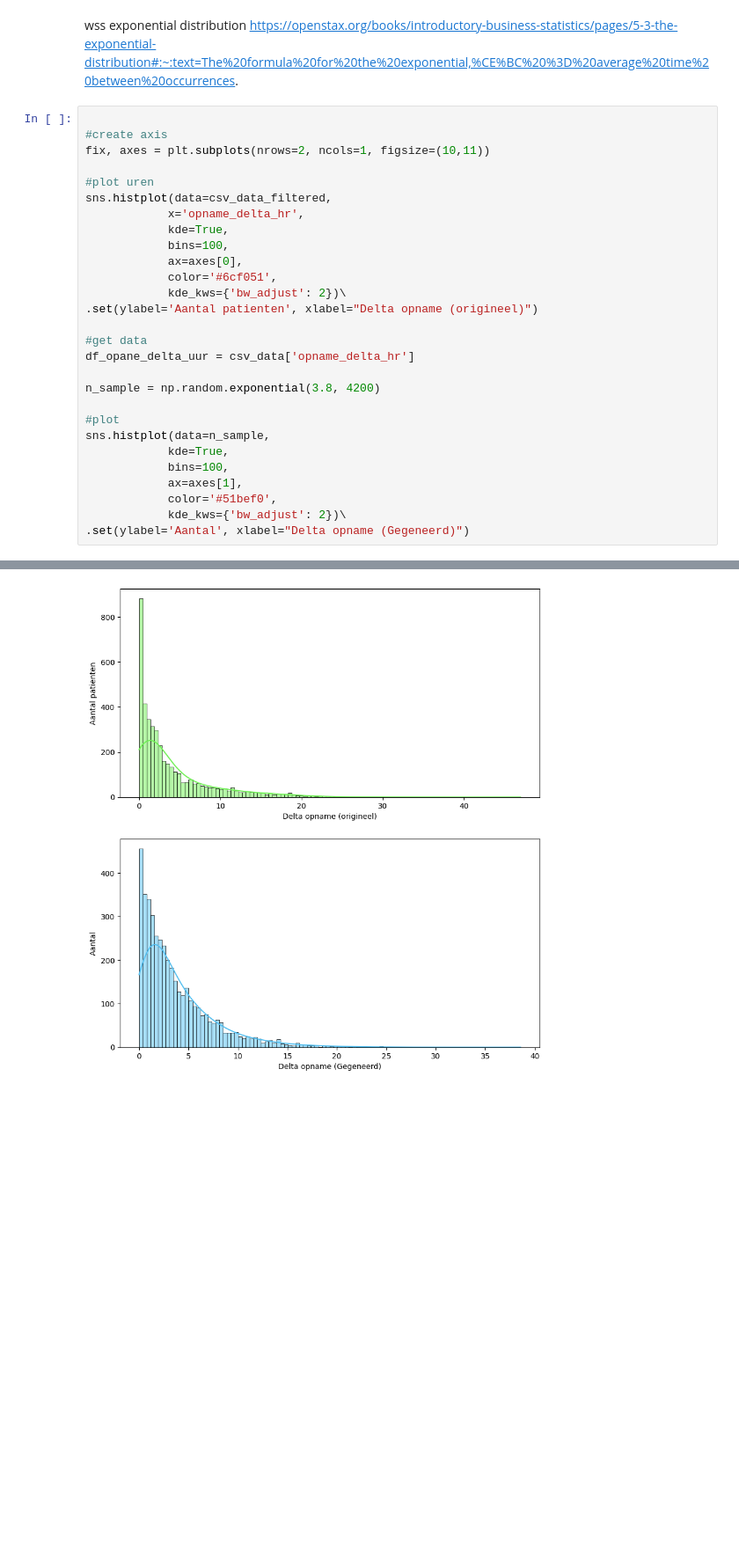
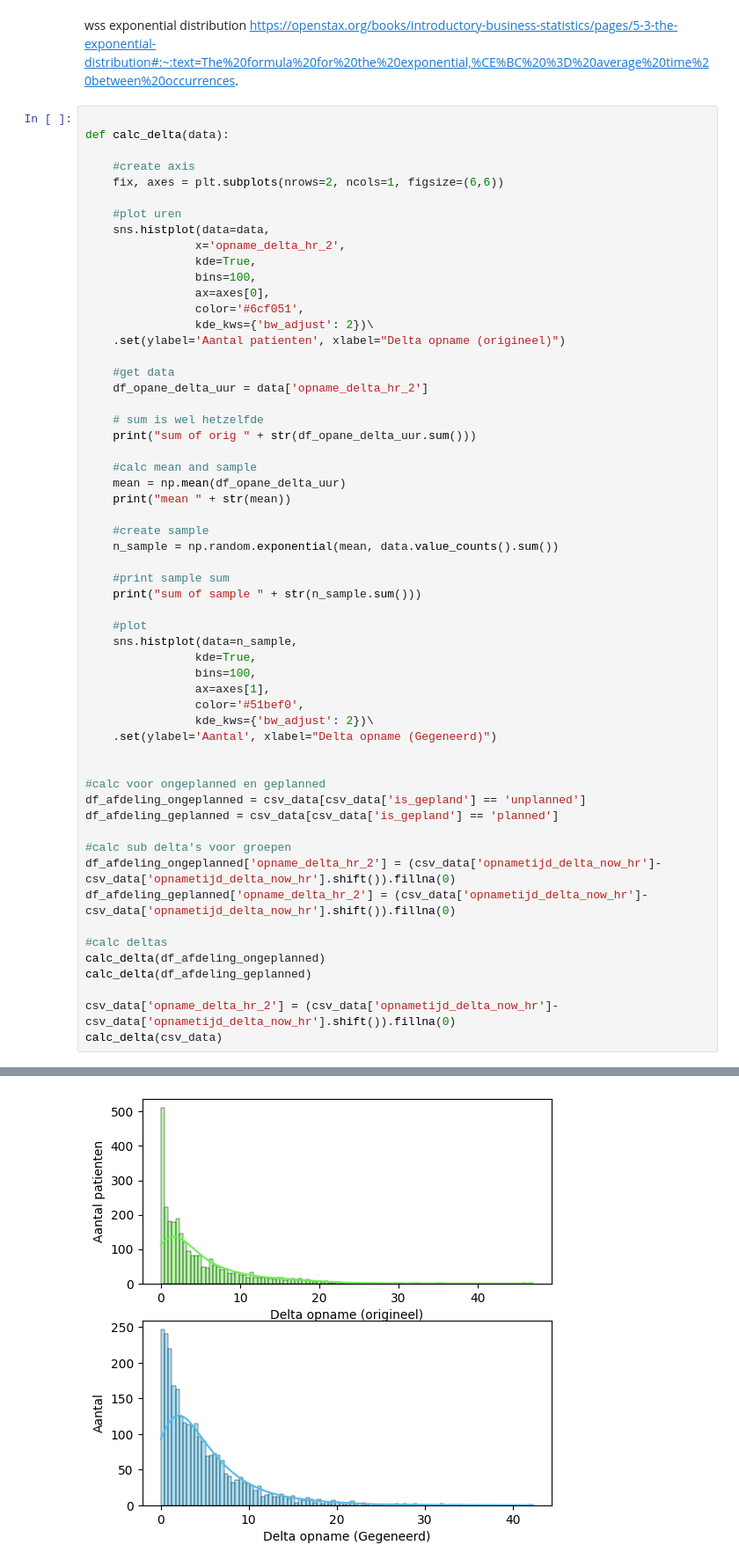
Before and after one commit to svrij22/python_ws, a Jupyter notebook: kansverdeling_sebba.ipynb, the cells around one changed output, grey strips where cells are left out. Shown at 88% size. Saved outputs shown, nothing was run; the diff lists cells and outputs as text; blank space fills up the shorter version.

```diff
--- a/kansverdeling_sebba.ipynb
+++ b/kansverdeling_sebba.ipynb
@@ -284,30 +279,59 @@ wss exponential distribution
 https://openstax.org/books/introductory-business-statistics/pages/5-3-the-exponential-distribution#:~:text=The%20formula%20for%20the%20exponential,%CE%BC%20%3D%20average%20time%20between%20occurrences.
 # %%
 
-#create axis
-fix, axes = plt.subplots(nrows=2, ncols=1, figsize=(10,11))
+def calc_delta(data):
 
-#plot uren
-sns.histplot(data=csv_data_filtered,
-            x='opname_delta_hr',
-            kde=True,
-            bins=100,
-            ax=axes[0],
-            color='#6cf051',
-            kde_kws={'bw_adjust': 2})\
-.set(ylabel='Aantal patienten', xlabel="Delta opname (origineel)")
+    #create axis
+    fix, axes = plt.subplots(nrows=2, ncols=1, figsize=(6,6))
 
-#get data
-df_opane_delta_uur = csv_data['opname_delta_hr']
+    #plot uren
+    sns.histplot(data=data,
+                x='opname_delta_hr_2',
+                kde=True,
+                bins=100,
+                ax=axes[0],
+                color='#6cf051',
+                kde_kws={'bw_adjust': 2})\
+    .set(ylabel='Aantal patienten', xlabel="Delta opname (origineel)")
 
-n_sample = np.random.exponential(3.8, 4200)
+    #get data
+    df_opane_delta_uur = data['opname_delta_hr_2']
 
-#plot
-sns.histplot(data=n_sample,
-            kde=True,
-            bins=100,
-            ax=axes[1],
-            color='#51bef0',
-            kde_kws={'bw_adjust': 2})\
-.set(ylabel='Aantal', xlabel="Delta opname (Gegeneerd)")
+    # sum is wel hetzelfde
+    print("sum of orig " + str(df_opane_delta_uur.sum()))
+
+    #calc mean and sample
+    mean = np.mean(df_opane_delta_uur)
+    print("mean " + str(mean))
+
+    #create sample
+    n_sample = np.random.exponential(mean, data.value_counts().sum())
+
+    #print sample sum
+    print("sum of sample " + str(n_sample.sum()))
+
+    #plot
+    sns.histplot(data=n_sample,
+                kde=True,
+                bins=100,
+                ax=axes[1],
+                color='#51bef0',
+                kde_kws={'bw_adjust': 2})\
+    .set(ylabel='Aantal', xlabel="Delta opname (Gegeneerd)")
+
+
+#calc voor ongeplanned en geplanned
+df_afdeling_ongeplanned = csv_data[csv_data['is_gepland'] == 'unplanned']
+df_afdeling_geplanned = csv_data[csv_data['is_gepland'] == 'planned']
+
+#calc sub delta's voor groepen
+df_afdeling_ongeplanned['opname_delta_hr_2'] = (csv_data['opnametijd_delta_now_hr']-csv_data['opnametijd_delta_now_hr'].shift()).fillna(0)
+df_afdeling_geplanned['opname_delta_hr_2'] = (csv_data['opnametijd_delta_now_hr']-csv_data['opnametijd_delta_now_hr'].shift()).fillna(0)
+
+#calc deltas
+calc_delta(df_afdeling_ongeplanned)
+calc_delta(df_afdeling_geplanned)
+
+csv_data['opname_delta_hr_2'] = (csv_data['opnametijd_delta_now_hr']-csv_data['opnametijd_delta_now_hr'].shift()).fillna(0)
+calc_delta(csv_data)
 # %% [output]
@@ -315 +360 @@ sns.histplot(data=n_sample,
-[figure, old version]
+[figure, new version]
```
Also changed, not shown: parts of 5 cells of this notebook, 5 other files.
